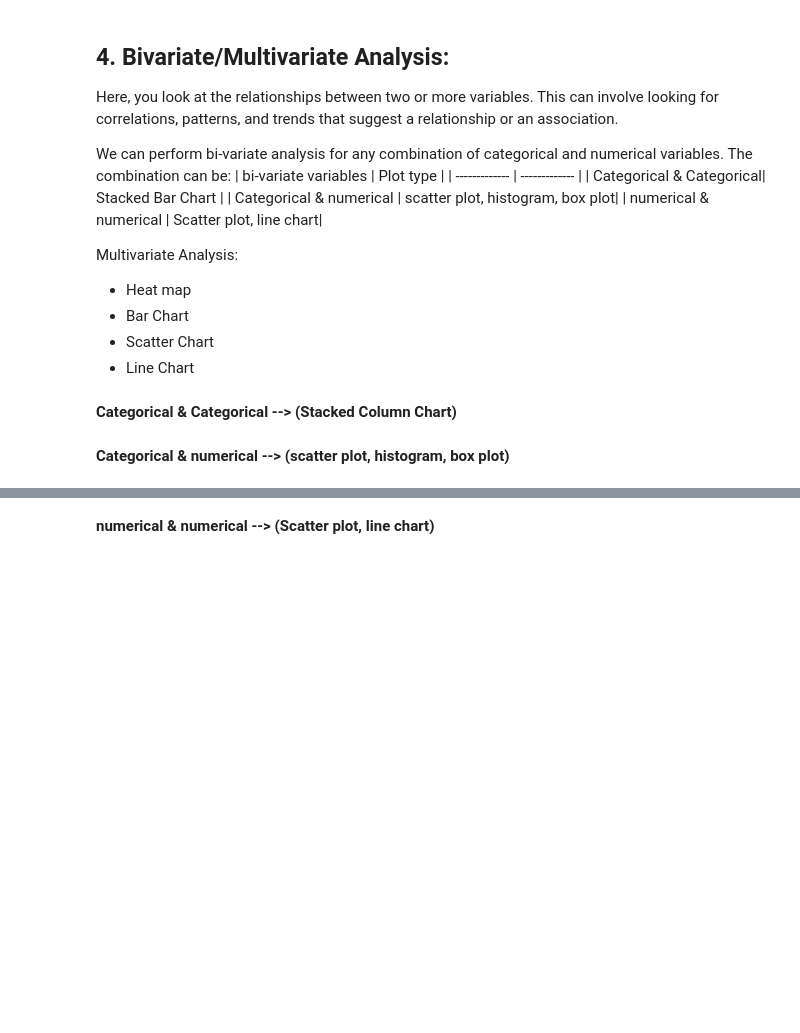
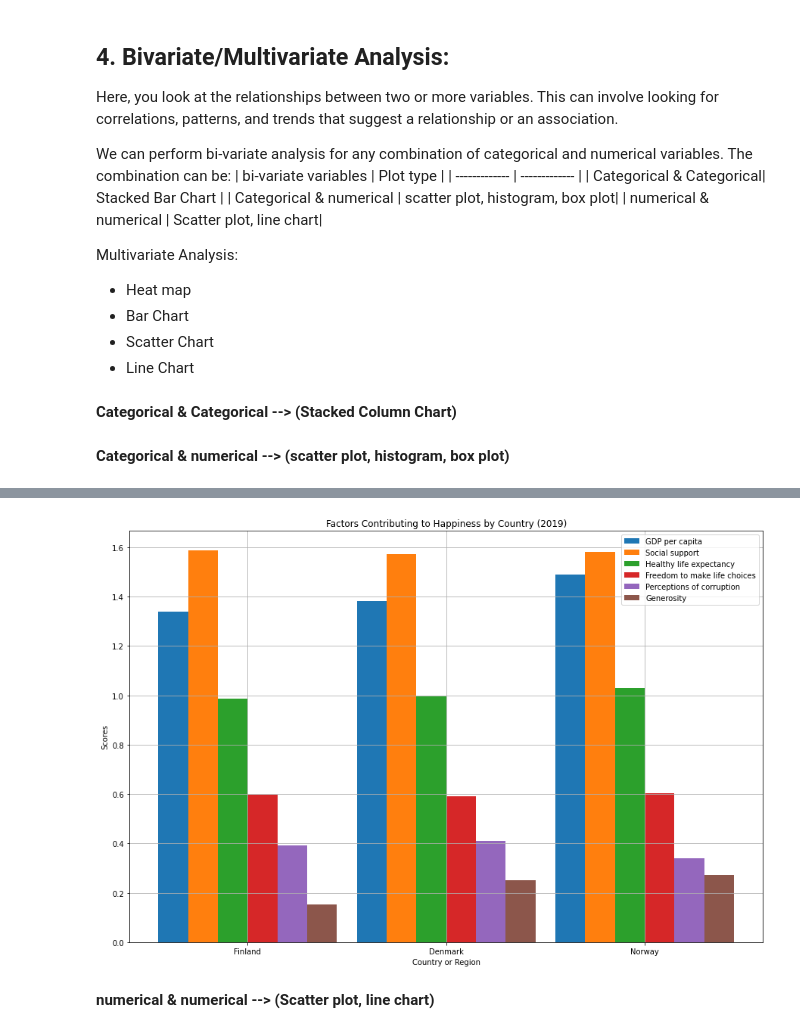
Before and after one commit to Tuwaiq-DS-ML-bootcamp-V-7/Usecase-2, a Jupyter notebook: Usecase-2.ipynb, the cells around one changed output, grey strips where cells are left out. Cells and saved outputs as stored; diff of their text form; code cells hidden in the pictures; blank space fills up the shorter version.

```diff
--- a/Usecase-2.ipynb
+++ b/Usecase-2.ipynb
@@ -864,2 +950,27 @@ Multivariate Analysis:
+# %%
+countries = df19["Country or region"]
+factors = ['GDP per capita', 'Social support', 'Healthy life expectancy', 'Freedom to make life choices', 'Perceptions of corruption', 'Generosity']
+data = df19[factors].values.T
+
+bar_width = 0.15
+index = np.arange(len(countries))
+
+fig, axes = plt.subplots(figsize=(15, 10))
+
+for i, factor in enumerate(factors):
+    axes.bar(index + i * bar_width, data[i], bar_width, label=factor)
+
+axes.set_xlabel('Country or Region')
+axes.set_ylabel('Scores')
+axes.set_title('Factors Contributing to Happiness by Country (2019)')
+axes.set_xticks(index + bar_width * (len(factors) - 1) / 2)
+axes.set_xticklabels(countries)
+axes.legend()
+
+
+plt.grid()
+plt.show()
+# %% [output]
+[figure, added]
 # %% [markdown]
 **numerical & numerical --> (Scatter plot, line chart)**
```
Also changed, not shown: parts of 26 cells of this notebook.
